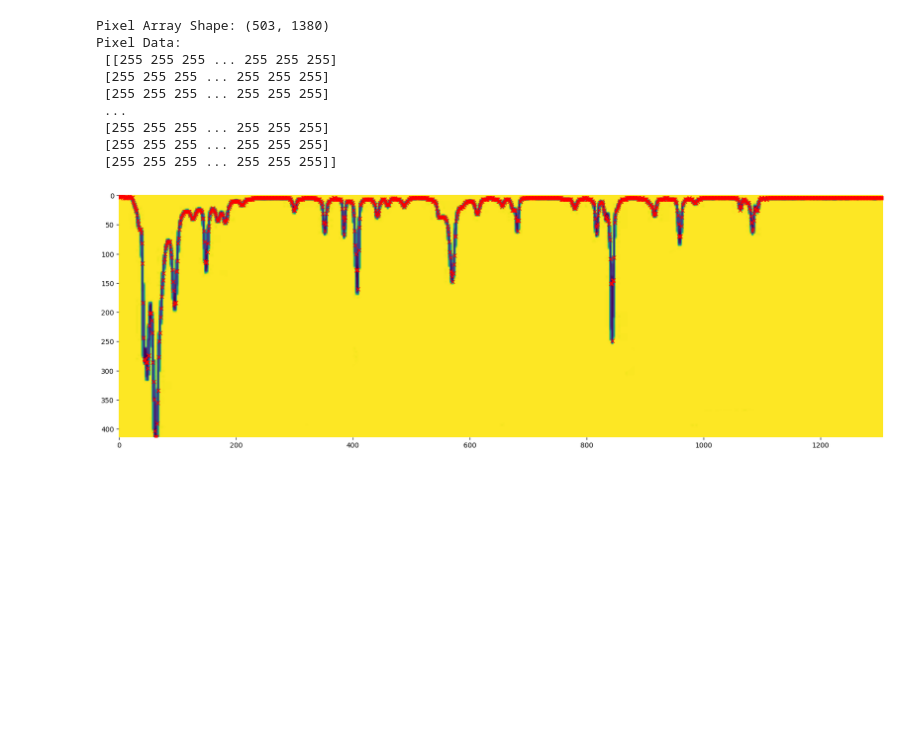
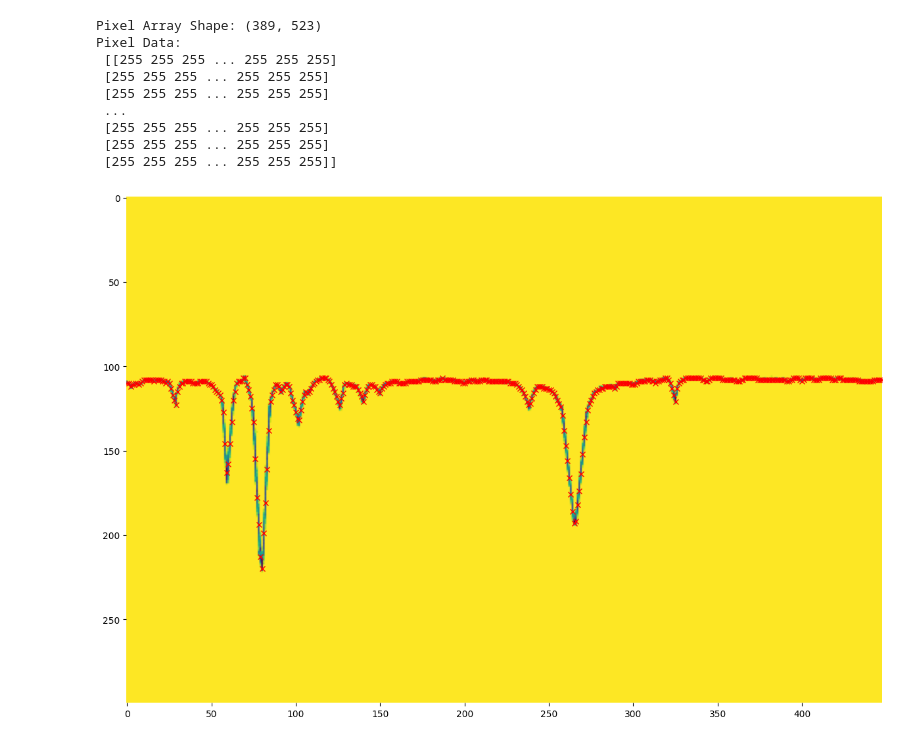
Before and after one commit to DinushaMS/Python-Physics, a Jupyter notebook: Optics/plot_image_to_data/Digitize image/main.ipynb, the cells around one changed output. Saved outputs shown, nothing was run; the diff lists cells and outputs as text; code cells hidden in the pictures; blank space fills up the shorter version.

```diff
--- a/Optics/plot_image_to_data/Digitize image/main.ipynb
+++ b/Optics/plot_image_to_data/Digitize image/main.ipynb
@@ -5,7 +5,7 @@ import matplotlib.pyplot as plt
 from scipy.signal import find_peaks
 # %%
 # Load image
-image_path = "Raman_PETN_mod.png"   # replace with your image path
+image_path = "KTP2.png"   # replace with your image path
 img = Image.open(image_path)
 
 # Convert to grayscale
@@ -21,7 +21,7 @@ print("Pixel Data:\n", pixel_array)
 # Optional: save grayscale image
 gray_img.save("grayscale_output.jpg")
 # %% [output]
-Pixel Array Shape: (503, 1380)
+Pixel Array Shape: (389, 523)
 Pixel Data:
  [[255 255 255 ... 255 255 255]
  [255 255 255 ... 255 255 255]
@@ -33,47 +33,49 @@ Pixel Data:
 # %%
 plt.figure(figsize=(20,10))
 #x = 0 -> 2000
-new_px_arr = np.flipud(pixel_array[15:430,22:1330])
-#new_px_arr = np.flipud(pixel_array[15:423,350:450])
+#[botton:top, left:right]
+#new_px_arr = np.flipud(pixel_array[15:450,140:960])
+new_px_arr = np.flipud(pixel_array[0:300,29:477])
 plt.imshow(new_px_arr)
 ax = plt.gca()
 ax.spines['top'].set_visible(False)
 ax.spines['right'].set_visible(False)
 ax.spines['bottom'].set_visible(False)
 ax.spines['left'].set_visible(False)
 
 x_idx = []
 y_arr_f = []
 
 for col_idx in range(new_px_arr.shape[1]):
   if col_idx%1 == 0:
     y_min = 1000
     y_min_idx = 0
-    if (col_idx > 100) & (col_idx < 200):
-      y_lim = 130
-    elif (col_idx > 200) & (col_idx < 800):
-      y_lim = 170
-    elif (col_idx > 800) & (col_idx < 900):
-      y_lim = 250
-    elif (col_idx > 900):
-      y_lim = 80
-    else:
-      y_lim = -1
+    # if (col_idx > 100) & (col_idx < 200):
+    #   y_lim = 130
+    # elif (col_idx > 200) & (col_idx < 800):
+    #   y_lim = 170
+    # elif (col_idx > 800) & (col_idx < 900):
+    #   y_lim = 250
+    # elif (col_idx > 900):
+    #   y_lim = 80
+    # else:
+    #   y_lim = -1
+    y_lim = -1
     y_arr = new_px_arr[:y_lim,col_idx]
     y_arr_min = np.min(y_arr)
     y_min_idx_arr = [0]
     for i,y in enumerate(y_arr):
       if y == y_arr_min:
         y_min_idx_arr.append(i)
     if np.max(y_min_idx_arr) == y_lim:
       y_val = 0
     else:
       y_val = np.max(y_min_idx_arr)
     x_idx.append(col_idx)
     y_arr_f.append(y_val)
     plt.plot(col_idx, y_val, 'rx')
 # %% [output]
-[figure, old version]
+[figure, new version]
 # %%
 plt.figure(figsize=(20,10))
 #x = 0 -> 2000
```
Also changed, not shown: parts of 3 cells of this notebook, 14 other files.
